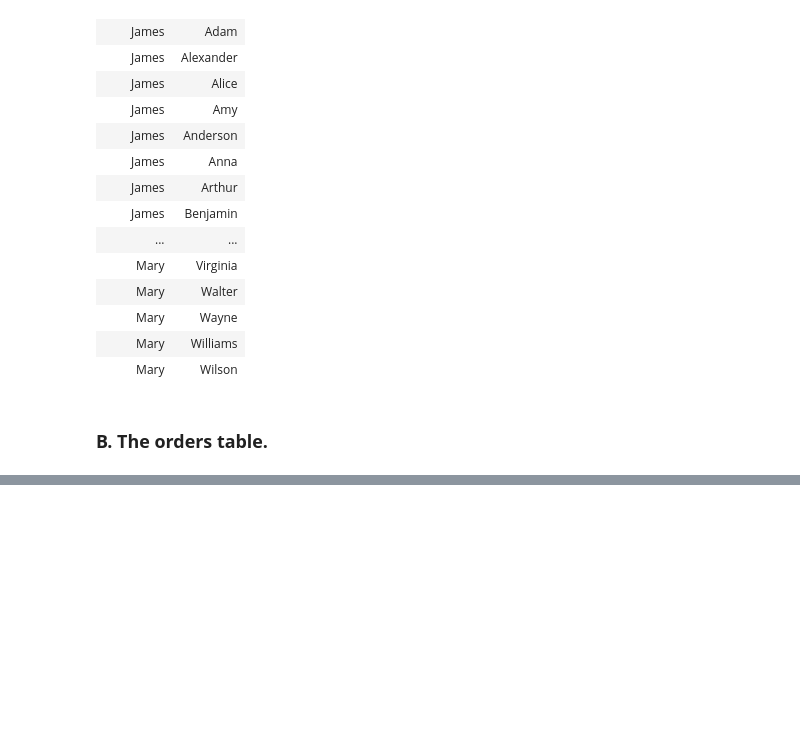
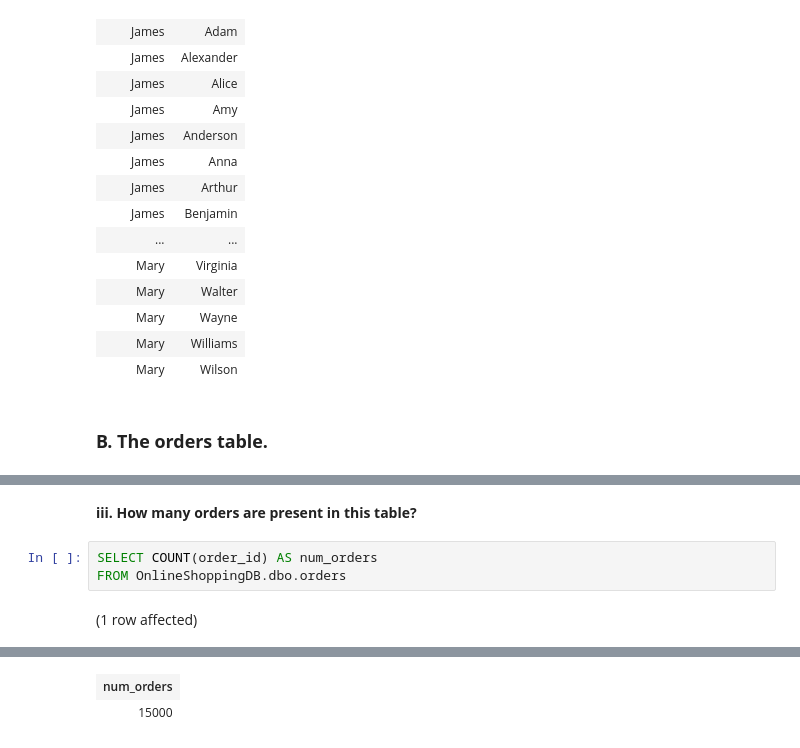
Before and after one commit to bradleytkay/post-launchcode-grad-work, a Jupyter notebook: OnlineShoppingDB.ipynb, the cells around one changed output, grey strips where cells are left out. Drawn from its saved outputs; the diff is of its cells as text; blank space fills up the shorter version.

```diff
--- a/OnlineShoppingDB.ipynb
+++ b/OnlineShoppingDB.ipynb
@@ -247,0 +280,7 @@ Total execution time: 00:00:00.026
+# %% [markdown]
+**iii. How many orders are present in this table?**
+# %%
+SELECT COUNT(order_id) AS num_orders
+FROM OnlineShoppingDB.dbo.orders
+# %% [output]
+(1 row affected)
@@ -247,0 +288,2 @@ Total execution time: 00:00:00.026
+| num_orders |
+| 15000 |
```
Also changed, not shown: parts of 8 cells of this notebook.
